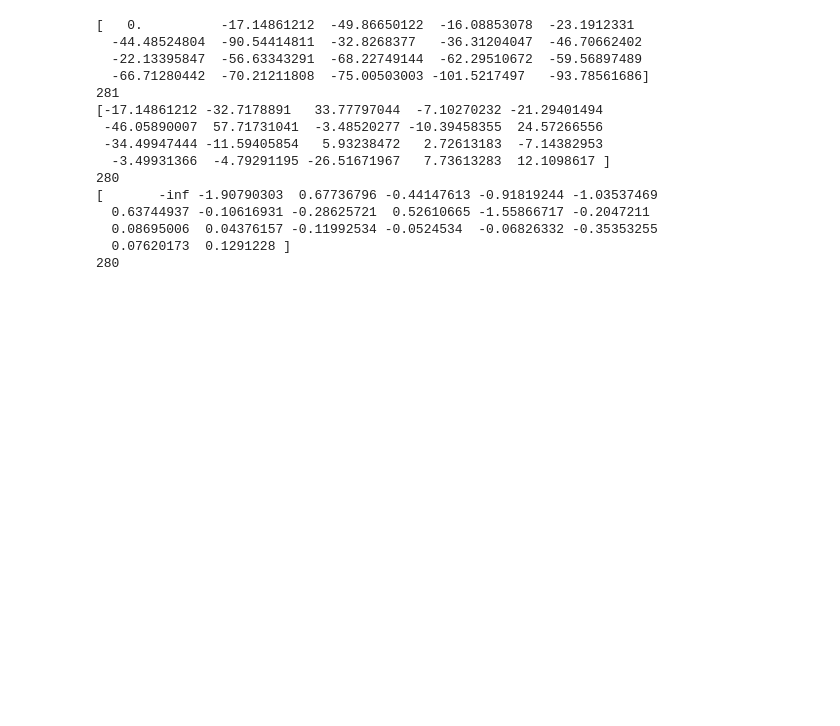
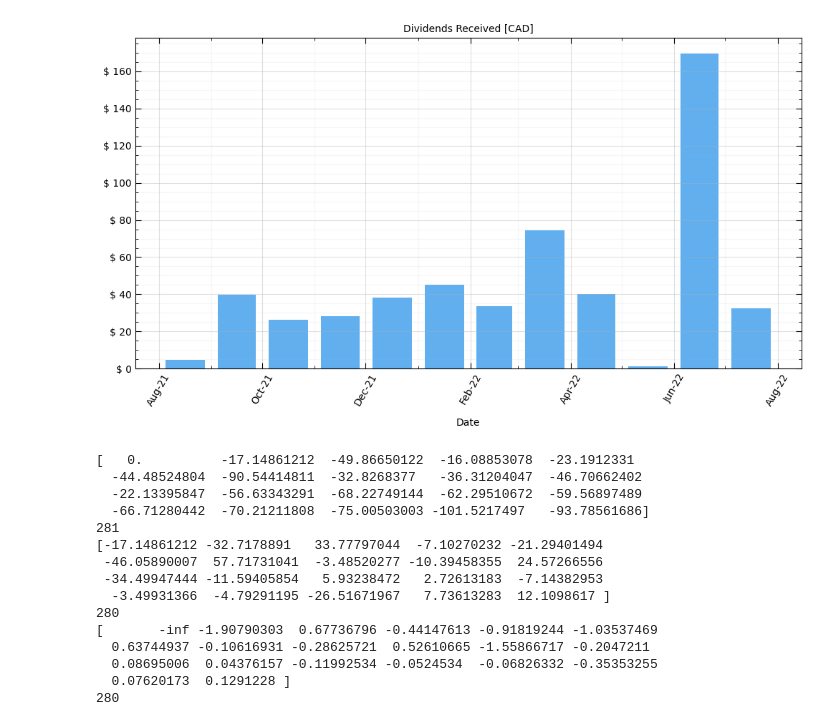
Before and after one commit to JakubStacho/portfolio-tracker, a Jupyter notebook: testNB.ipynb, the cells around one changed output. Cells and saved outputs as stored; diff of their text form; code cells hidden in the pictures; blank space fills up the shorter version.

```diff
--- a/testNB.ipynb
+++ b/testNB.ipynb
@@ -150,0 +170,3 @@ plt.show()
+# %%
+dividend_month_bins = pd.to_datetime(pd.date_range(start_date,end_date,
+                                freq='MS').tolist())
@@ -151,3 +175,37 @@ plt.show()
+# %%
+fig, ax = plt.subplots(figsize=(12, 6))
+
+ax.hist(myPortfolio.dates, bins=dividend_month_bins, weights=myPortfolio.dividend_history,
+        color=plot_colours['blue'], rwidth=0.75)
+
+# Format plot
+plt.title('Dividends Received [CAD]', fontsize=10)
+plt.xlabel('Date',fontsize=10, labelpad=10)
+
+ax.xaxis.set_major_locator(mdates.MonthLocator(interval=2))
+ax.xaxis.set_minor_locator(mdates.MonthLocator(interval=1))
+ax.xaxis.set_major_formatter(mdates.DateFormatter('%b-%y'))
+plt.xticks(rotation = 60)
+
+ax.yaxis.set_major_formatter('$ {x:1,.0f}')
+ax.yaxis.set_minor_locator(AutoMinorLocator(4))
+
+ax.tick_params(bottom=True, top=True, left=True, right=True)
+ax.tick_params(axis='both', which='both', top=True, bottom=True,
+               left=True, right=True, labelsize=10, length=6, direction='in')
+ax.tick_params(axis='both', which='minor', top=True, bottom=True,
+               left=True, right=True, length=3, direction='in')
+
+plt.grid(which='major', alpha=0.4)
+plt.grid(which='minor', alpha=0.1)
+plt.tick_params(axis='both',labelsize=10)
+
+#legend = plt.legend(fontsize=10, loc='upper left', frameon=True, framealpha=1)
+#legend.get_frame().set_color('white')
+
+plt.show()
+# %% [output]
+[figure, added]
 # %%
 # -----------------------------------------------------------------------------------
 # Plot portfolio time weighted return over all time
```
Also changed, not shown: parts of 8 cells of this notebook, 2 other files.
